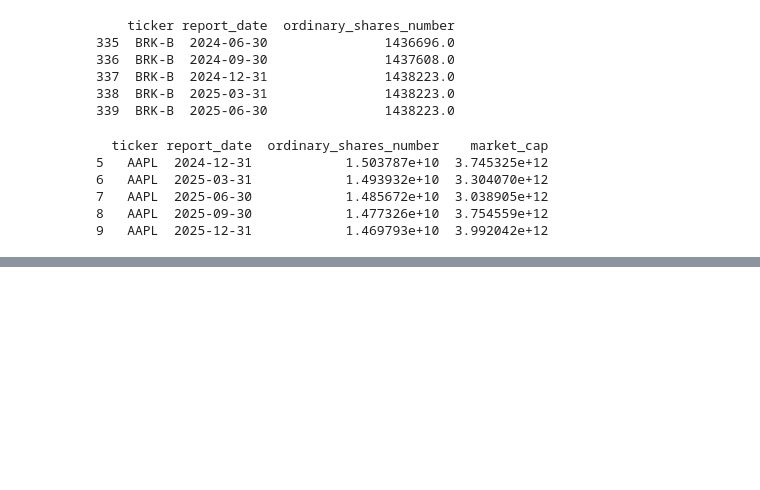
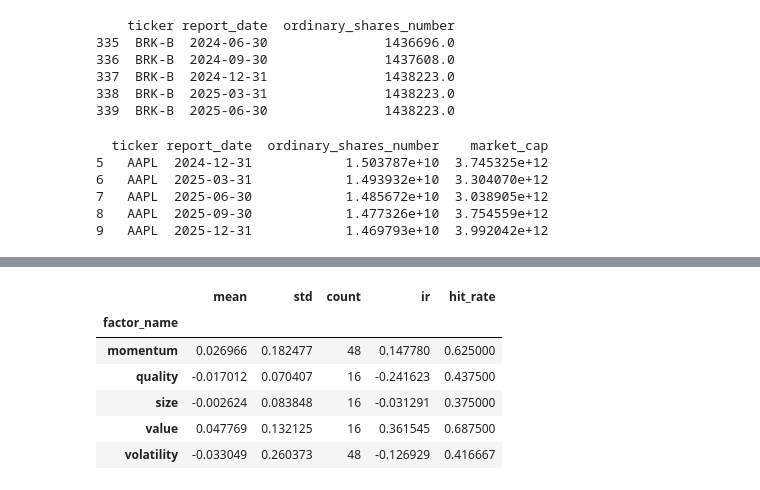
Before and after one commit to Tony-Steiner/factor-research-platform, a Jupyter notebook: notebooks/test_factors.ipynb, the cells around one changed output, grey strips where cells are left out. Saved outputs shown, nothing was run; the diff lists cells and outputs as text; code cells hidden in the pictures; blank space fills up the shorter version.

```diff
--- a/notebooks/test_factors.ipynb
+++ b/notebooks/test_factors.ipynb
@@ -177,0 +247,10 @@ qua.store(qua_q)
+# %%
+df_ic.groupby('factor_name')['ic'].agg(['mean', 'std', 'count']).assign(ir = lambda x: x['mean'] / x['std'], hit_rate = df_ic.groupby('factor_name')['ic'].apply(lambda x: (x > 0).mean()))
+# %% [output]
+|  | mean | std | count | ir | hit_rate |
+| factor_name |  |  |  |  |  |
+| momentum | 0.026966 | 0.182477 | 48 | 0.147780 | 0.625000 |
+| quality | -0.017012 | 0.070407 | 16 | -0.241623 | 0.437500 |
+| size | -0.002624 | 0.083848 | 16 | -0.031291 | 0.375000 |
+| value | 0.047769 | 0.132125 | 16 | 0.361545 | 0.687500 |
+| volatility | -0.033049 | 0.260373 | 48 | -0.126929 | 0.416667 |
```
Also changed, not shown: parts of 21 cells of this notebook, 7 other files.
